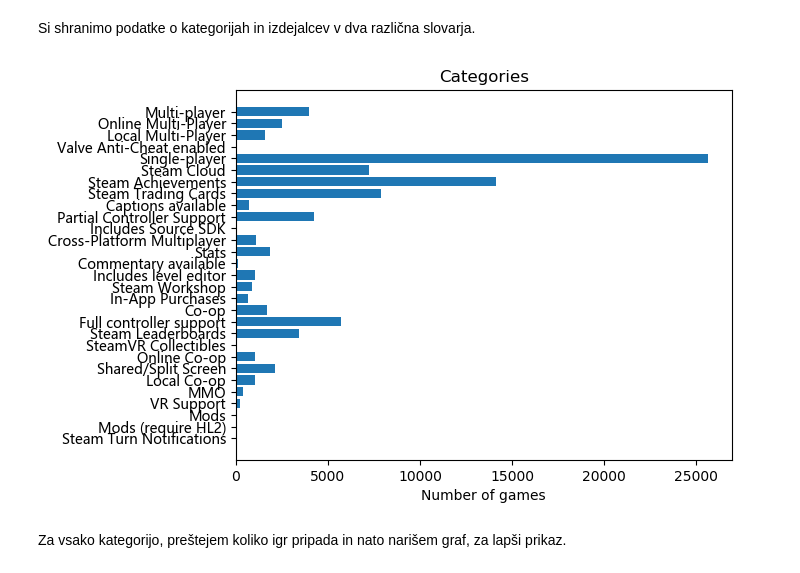
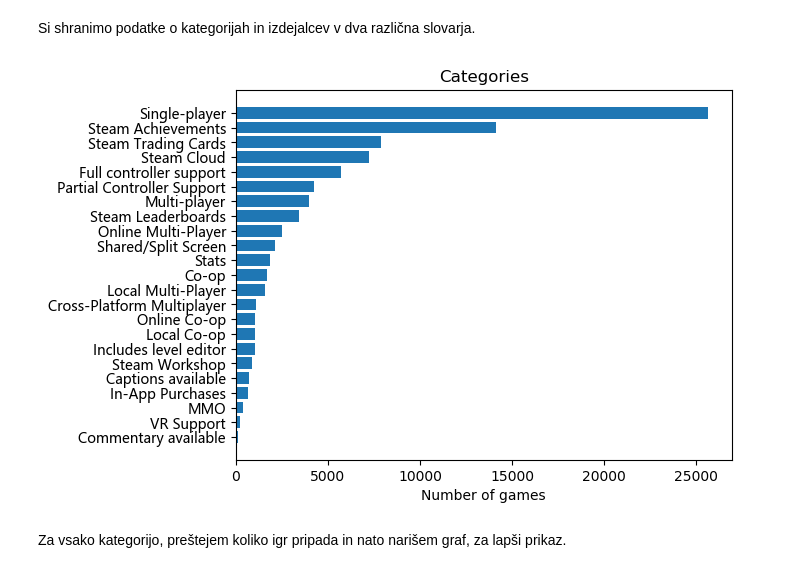
Before and after one commit to matejgrzinic/PR20MGDPMZML, a Jupyter notebook: laurencic.ipynb, the cells around one changed output. Cells and saved outputs as stored; diff of their text form; code cells hidden in the pictures.

```diff
--- a/laurencic.ipynb
+++ b/laurencic.ipynb
@@ -31,27 +31,30 @@ Si shranimo podatke o kategorijah in izdejalcev v dva različna slovarja.
 # %%
 #kategorijo - categories
 
 categories = {}
 for key in sloCat:
     ele = sloCat[key].split(';')
     for e in ele:
         if categories.__contains__(e):
             categories[e] += 1
         else:
             categories[e] = 1
 
+categories = {k: v for k, v in sorted(categories.items(), key=lambda item: item[1], reverse=True)}
+categories = {k: v for k, v in categories.items() if v >= 100} #ne upoštevam kategorije z manj kot 100 iger
+
 plt.rcdefaults()
 fig, ax = plt.subplots()
 y_pos = np.arange(len(list(categories.keys())))
 ax.barh(y_pos, categories.values(), align='center')
 ax.set_yticks(y_pos)
 ax.set_yticklabels(list(categories.keys()), **csfont)
 ax.invert_yaxis()
 ax.set_xlabel('Number of games')
 ax.set_title('Categories')
 plt.show()
 # %% [output]
-[figure, old version]
+[figure, new version]
 # %% [markdown]
 Za vsako kategorijo, preštejem koliko igr pripada in nato narišem graf, za lapši prikaz.
 # %%
```
Also changed, not shown: 1 other file.
